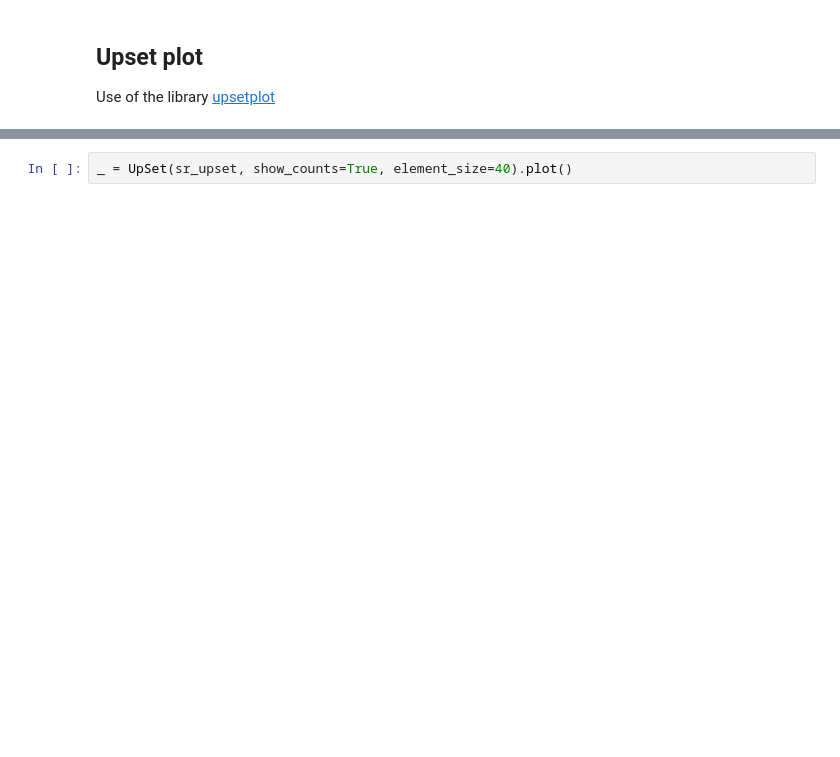
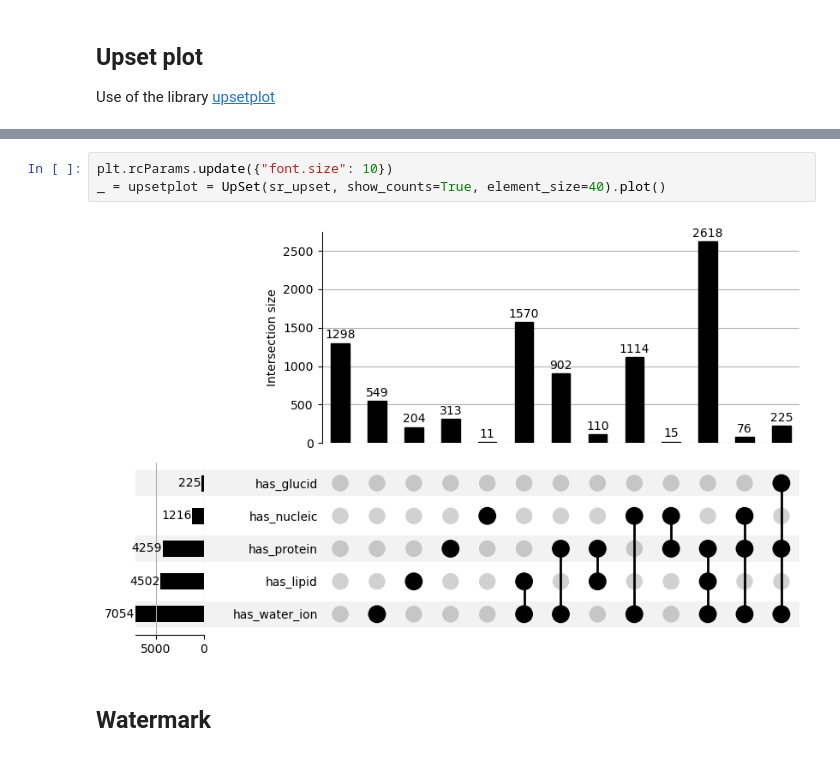
Before and after one commit to MDverse/mdws, a Jupyter notebook: notebooks/analyze_gromacs_gro_files.ipynb, the cells around one changed output, grey strips where cells are left out. Drawn from its saved outputs; the diff is of its cells as text; blank space fills up the shorter version.

```diff
--- a/notebooks/analyze_gromacs_gro_files.ipynb
+++ b/notebooks/analyze_gromacs_gro_files.ipynb
@@ -116,2 +158,7 @@ sr_upset
 # %%
-_ = UpSet(sr_upset, show_counts=True, element_size=40).plot()
+plt.rcParams.update({"font.size": 10})
+_ = upsetplot = UpSet(sr_upset, show_counts=True, element_size=40).plot()
+# %% [output]
+[figure, added]
+# %% [markdown]
+## Watermark
```
Also changed, not shown: parts of 8 cells of this notebook, 1 other file.
